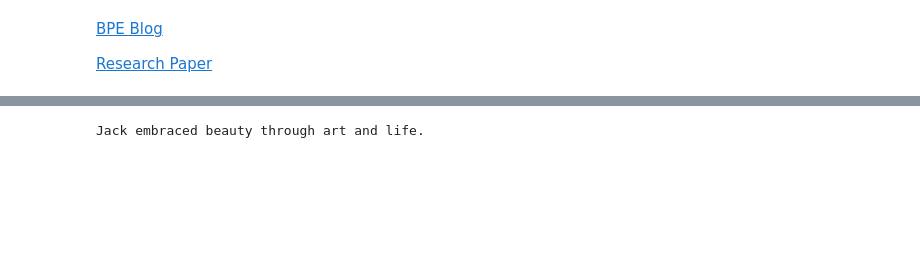
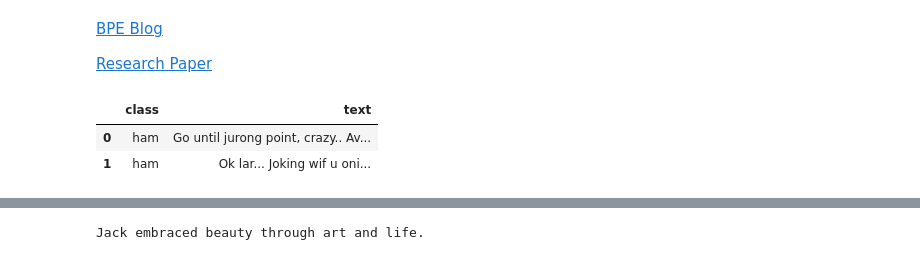
Before and after one commit to monkeytim19/transformer-scratch, a Jupyter notebook: BytePairEncoding.ipynb, the cells around one changed output, grey strips where cells are left out. Cells and saved outputs as stored; diff of their text form; code cells hidden in the pictures; blank space fills up the shorter version.

```diff
--- a/BytePairEncoding.ipynb
+++ b/BytePairEncoding.ipynb
@@ -228,3 +229,13 @@ if not os.path.exists("the-verdict.txt"):
 
 with open("the-verdict.txt", "r", encoding="utf-8") as f:
     text = f.read()
+# %%
+import pandas as pd
+df = pd.read_csv('spam.csv', encoding='latin-1')
+df = df.iloc[:,:2]
+df = df.rename(columns = {'v1':'class','v2':'text'})
+df.head(2)
+# %% [output]
+|  | class | text |
+| 0 | ham | Go until jurong point, crazy.. Av... |
+| 1 | ham | Ok lar... Joking wif u oni... |
```
Also changed, not shown: parts of 18 cells of this notebook, 5 other files.
